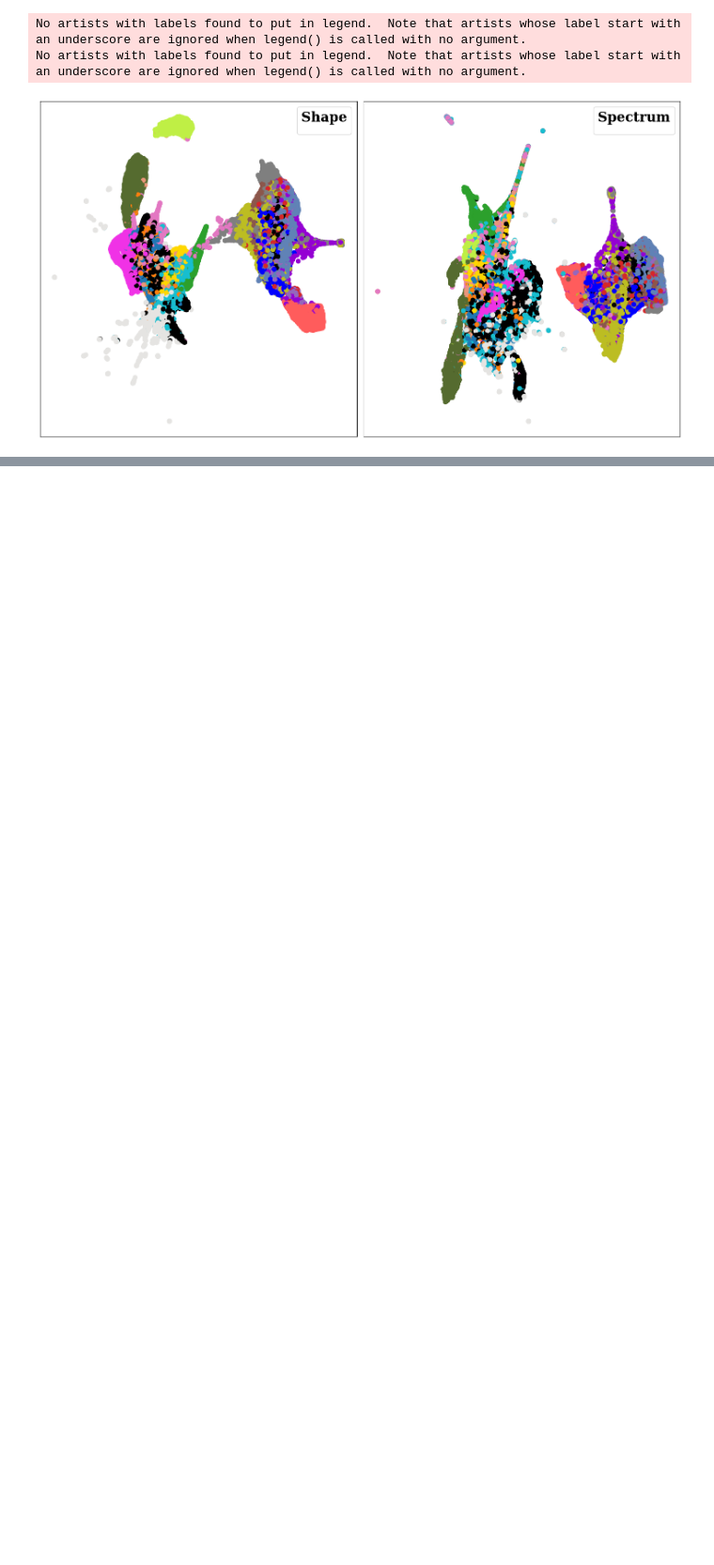
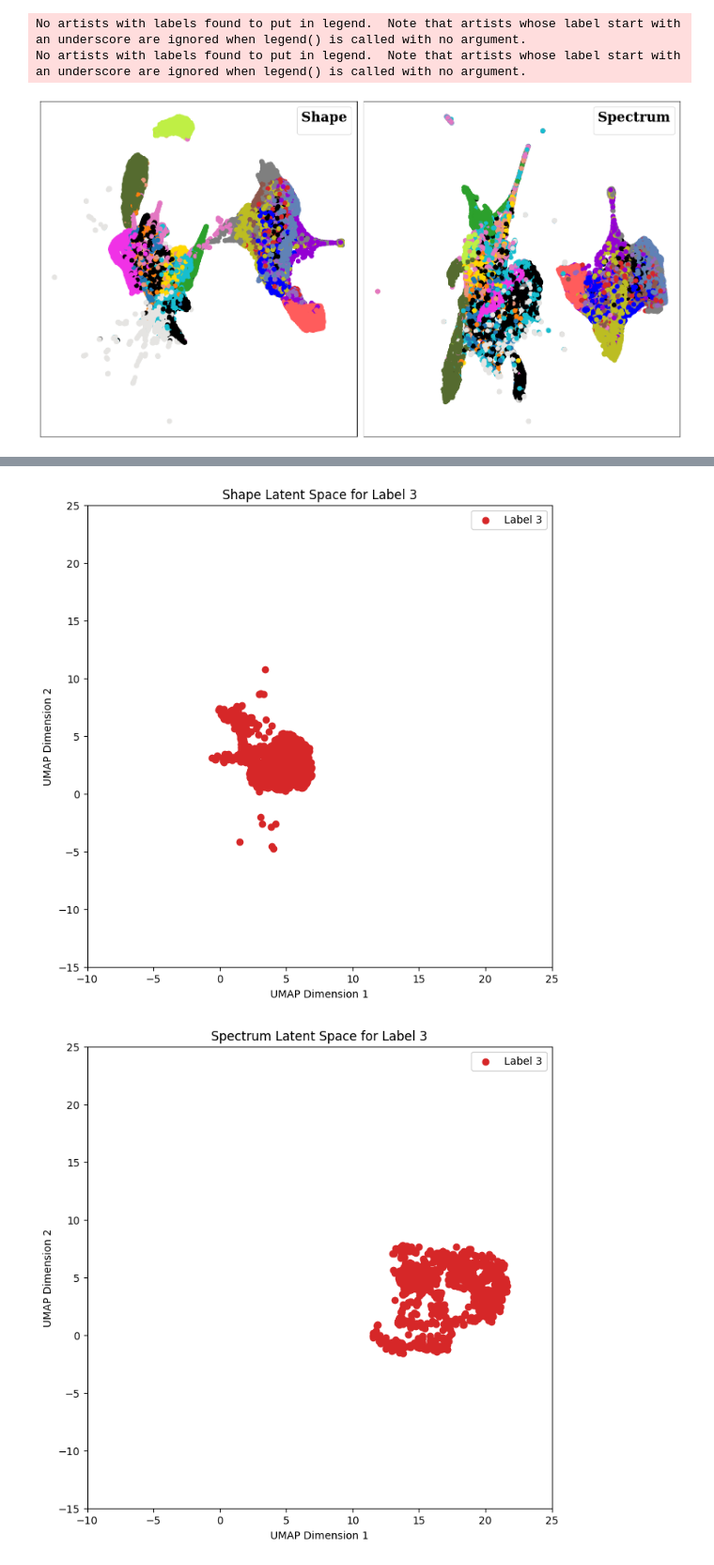
Before and after one commit to 22510064/UMAP-Representation-, a Jupyter notebook: github_UMAP.ipynb, the cells around one changed output, grey strips where cells are left out. Shown at 94% size. Drawn from its saved outputs; the diff is of its cells as text; code cells hidden in the pictures; blank space fills up the shorter version.

```diff
--- a/github_UMAP.ipynb
+++ b/github_UMAP.ipynb
@@ -56,3 +197,50 @@ No artists with labels found to put in legend.  Note that artists whose label st
+# %%
+import numpy as np
+import matplotlib.pyplot as plt
+from matplotlib.colors import ListedColormap
+
+# Load UMAP embeddings for shape and spectrum latent spaces (replace with your actual data loading)
+umap_shape_embeds = np.load('umap_shape_embeds.npy')
+umap_spectrum_embeds = np.load('umap_spectrum_embeds.npy')
+
+# Define your custom list of colors (replace with your chosen colors)
+my_colors = ['#1f77b4', '#ff7f0e', '#2ca02c', '#d62728', '#9467bd', '#8c564b', '#e377c2', '#7f7f7f', '#bcbd22', '#17becf', '#000000', '#E5E4E2', '#f032e6', '#bfef45', '#0000FF', '#E9967A', '#9400D3', '#FFD700', '#FF5C5C', '#6082B6', '#556B2F']
+custom_cmap = ListedColormap(my_colors)
+
+# Example function to plot shape and spectrum clusters for a specific class
+def plot_class_clusters(class_label):
+    # Convert y_val to integers (replace with your actual labels)
+    y_val_int = y_val.astype(int)
+
+    # Plot shape latent space for the specified class
+    plt.figure(figsize=(8, 8))
+    plt.scatter(umap_shape_embeds[y_val_int == class_label, 0], umap_shape_embeds[y_val_int == class_label, 1], c=my_colors[class_label], label=f'Label {class_label}')
+    plt.title(f'Shape Latent Space for Label {class_label}')
+    plt.xlabel('UMAP Dimension 1')
+    plt.ylabel('UMAP Dimension 2')
+    plt.xlim(-10, 25)
+    plt.ylim(-15, 25)
+    plt.legend()
+    plt.show()
+
+    # Plot spectrum latent space for the specified class
+    plt.figure(figsize=(8, 8))
+    plt.scatter(umap_spectrum_embeds[y_val_int == class_label, 0], umap_spectrum_embeds[y_val_int == class_label, 1], c=my_colors[class_label], label=f'Label {class_label}')
+    plt.title(f'Spectrum Latent Space for Label {class_label}')
+    plt.xlabel('UMAP Dimension 1')
+    plt.ylabel('UMAP Dimension 2')
+    plt.xlim(-10, 25)
+    plt.ylim(-15, 25)
+    plt.legend()
+    plt.show()
+
+# Example usage:
+# Replace `class_label` with the actual class label you want to plot
+class_label = 3 # Replace with the desired class label
+plot_class_clusters(class_label)
+# %% [output]
+[figure, added]
+[figure, added]
 # %%
 import numpy as np
 import matplotlib.pyplot as plt
```
Also changed, not shown: parts of 18 cells of this notebook.
